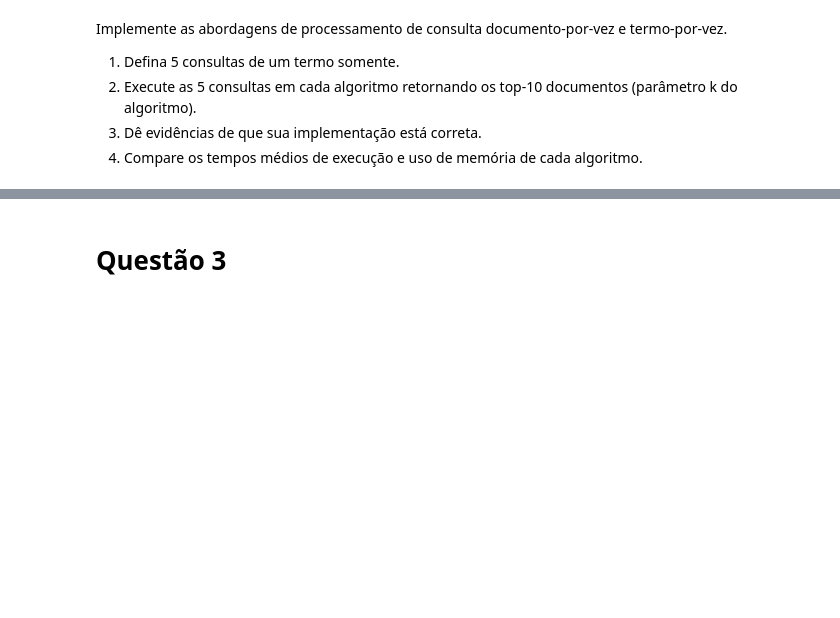
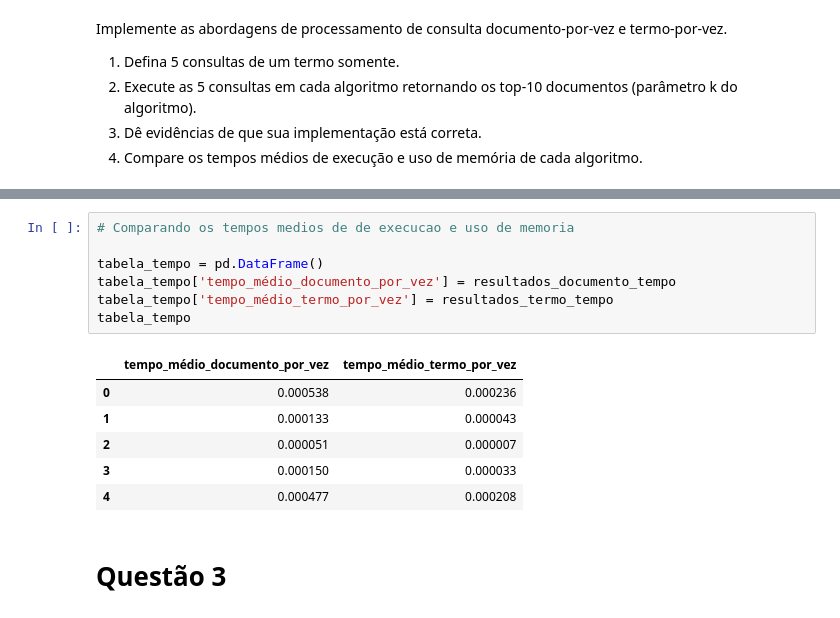
Before and after one commit to LDVictor/ri_lab_04, a Jupyter notebook: Lab_04_RI.ipynb, the cells around one changed output, grey strips where cells are left out. Saved outputs shown, nothing was run; the diff lists cells and outputs as text; blank space fills up the shorter version.

```diff
--- a/Lab_04_RI.ipynb
+++ b/Lab_04_RI.ipynb
@@ -69,3 +175,17 @@ Implemente as abordagens de processamento de consulta documento-por-vez e termo-
+# %%
+# Comparando os tempos medios de de execucao e uso de memoria
+
+tabela_tempo = pd.DataFrame()
+tabela_tempo['tempo_médio_documento_por_vez'] = resultados_documento_tempo
+tabela_tempo['tempo_médio_termo_por_vez'] = resultados_termo_tempo
+tabela_tempo
+# %% [output]
+|  | tempo_médio_documento_por_vez | tempo_médio_termo_por_vez |
+| 0 | 0.000538 | 0.000236 |
+| 1 | 0.000133 | 0.000043 |
+| 2 | 0.000051 | 0.000007 |
+| 3 | 0.000150 | 0.000033 |
+| 4 | 0.000477 | 0.000208 |
 # %% [markdown]
 # Questão 3
 # %% [markdown]
```
Also changed, not shown: parts of 16 cells of this notebook.
